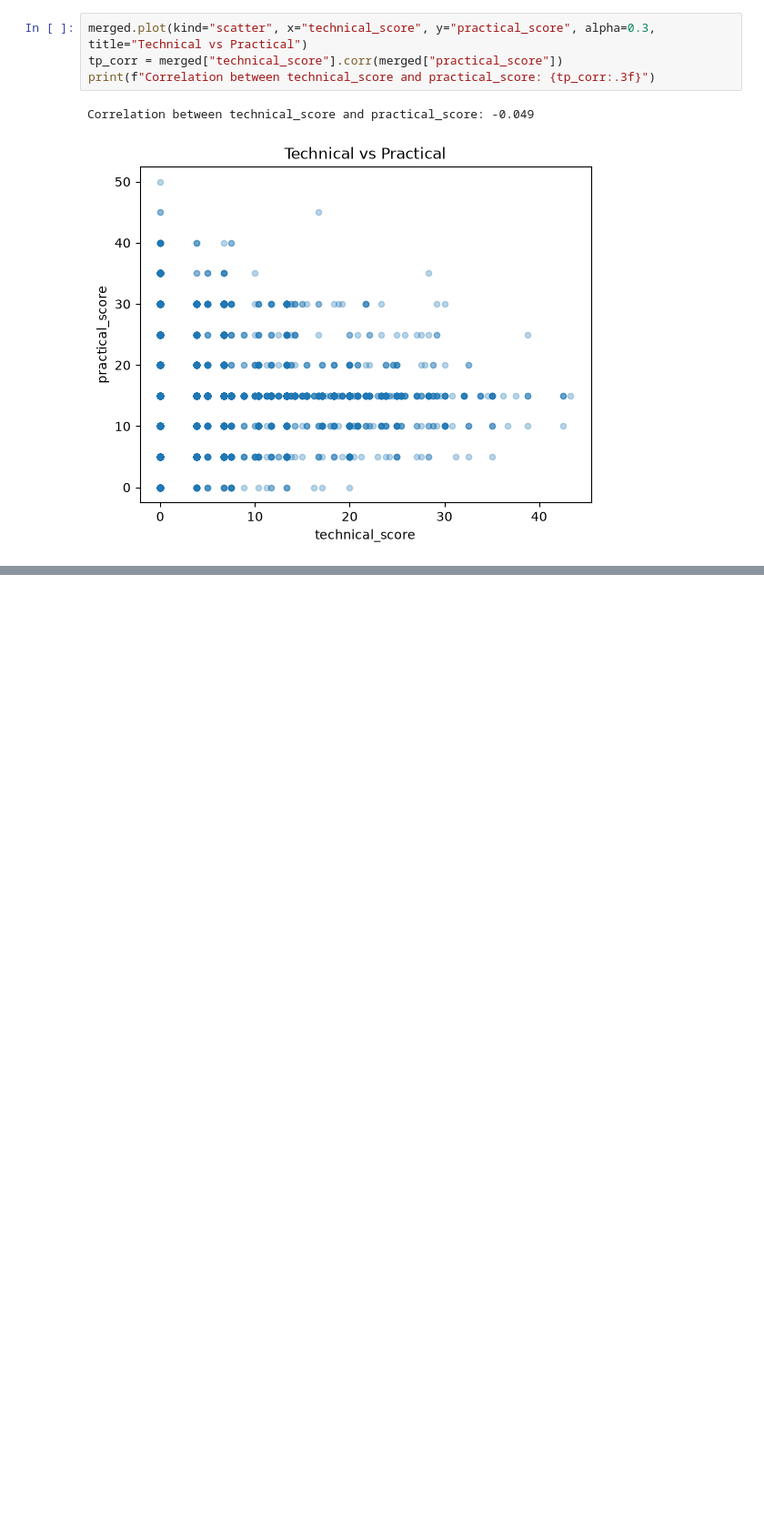
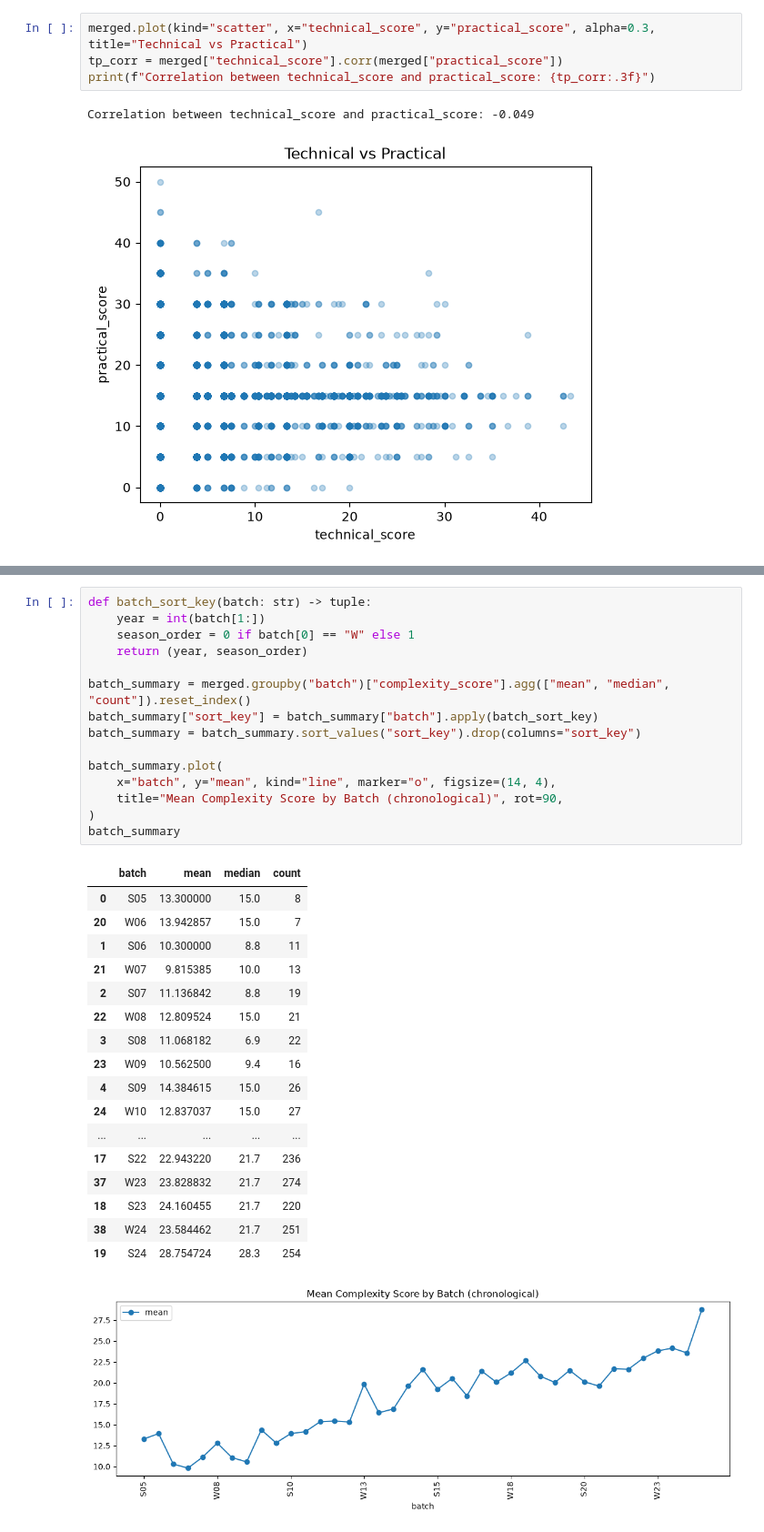
Before and after one commit to Ledsav/y-combinator-analysis, a Jupyter notebook: notebooks/complexity_analysis.ipynb, the cells around one changed output, grey strips where cells are left out. Shown at 91% size. Drawn from its saved outputs; the diff is of its cells as text; blank space fills up the shorter version.

Commit message:
feat: add Phase 9 complexity-by-batch/status/industry analysis

```diff
--- a/notebooks/complexity_analysis.ipynb
+++ b/notebooks/complexity_analysis.ipynb
@@ -67,0 +72,34 @@ Correlation between technical_score and practical_score: -0.049
+# %%
+def batch_sort_key(batch: str) -> tuple:
+    year = int(batch[1:])
+    season_order = 0 if batch[0] == "W" else 1
+    return (year, season_order)
+
+batch_summary = merged.groupby("batch")["complexity_score"].agg(["mean", "median", "count"]).reset_index()
+batch_summary["sort_key"] = batch_summary["batch"].apply(batch_sort_key)
+batch_summary = batch_summary.sort_values("sort_key").drop(columns="sort_key")
+
+batch_summary.plot(
+    x="batch", y="mean", kind="line", marker="o", figsize=(14, 4),
+    title="Mean Complexity Score by Batch (chronological)", rot=90,
+)
+batch_summary
+# %% [output]
+|  | batch | mean | median | count |
+| 0 | S05 | 13.300000 | 15.0 | 8 |
+| 20 | W06 | 13.942857 | 15.0 | 7 |
+| 1 | S06 | 10.300000 | 8.8 | 11 |
+| 21 | W07 | 9.815385 | 10.0 | 13 |
+| 2 | S07 | 11.136842 | 8.8 | 19 |
+| 22 | W08 | 12.809524 | 15.0 | 21 |
+| 3 | S08 | 11.068182 | 6.9 | 22 |
+| 23 | W09 | 10.562500 | 9.4 | 16 |
+| 4 | S09 | 14.384615 | 15.0 | 26 |
+| 24 | W10 | 12.837037 | 15.0 | 27 |
+| ... | ... | ... | ... | ... |
+| 17 | S22 | 22.943220 | 21.7 | 236 |
+| 37 | W23 | 23.828832 | 21.7 | 274 |
+| 18 | S23 | 24.160455 | 21.7 | 220 |
+| 38 | W24 | 23.584462 | 21.7 | 251 |
+| 19 | S24 | 28.754724 | 28.3 | 254 |
+[figure, added]
```
Also changed, not shown: parts of 5 cells of this notebook, 1 other file.
